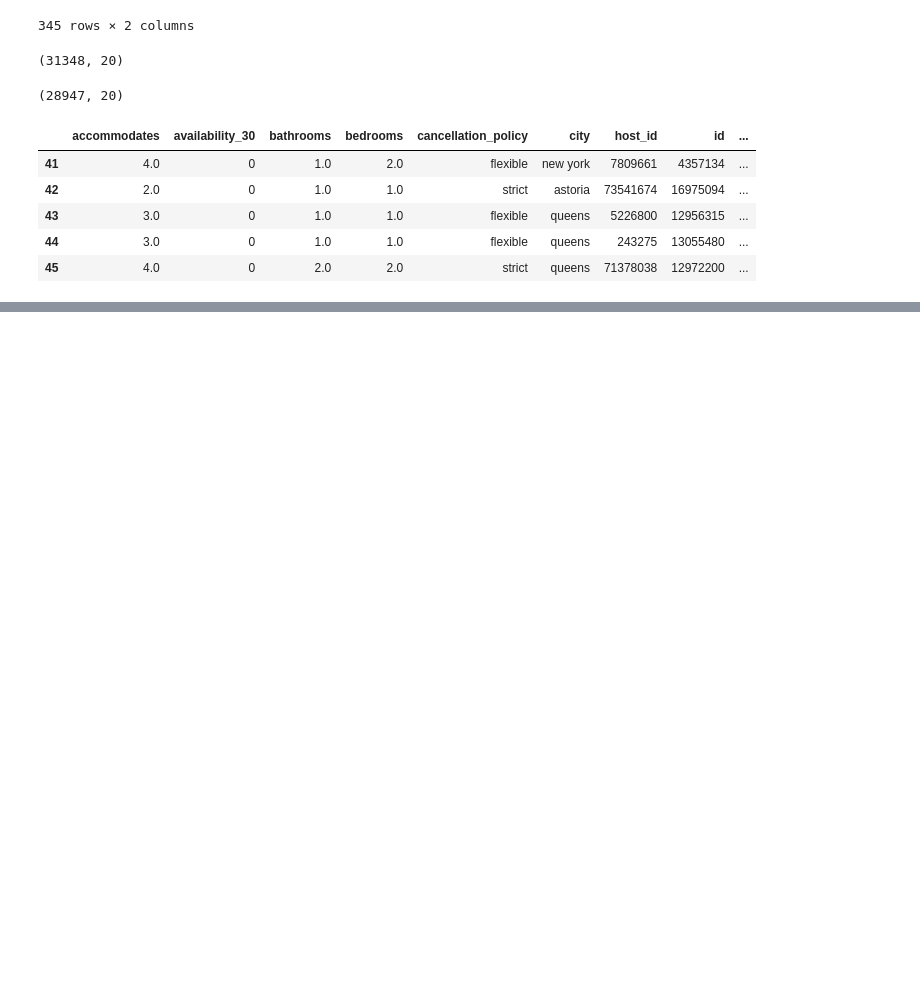
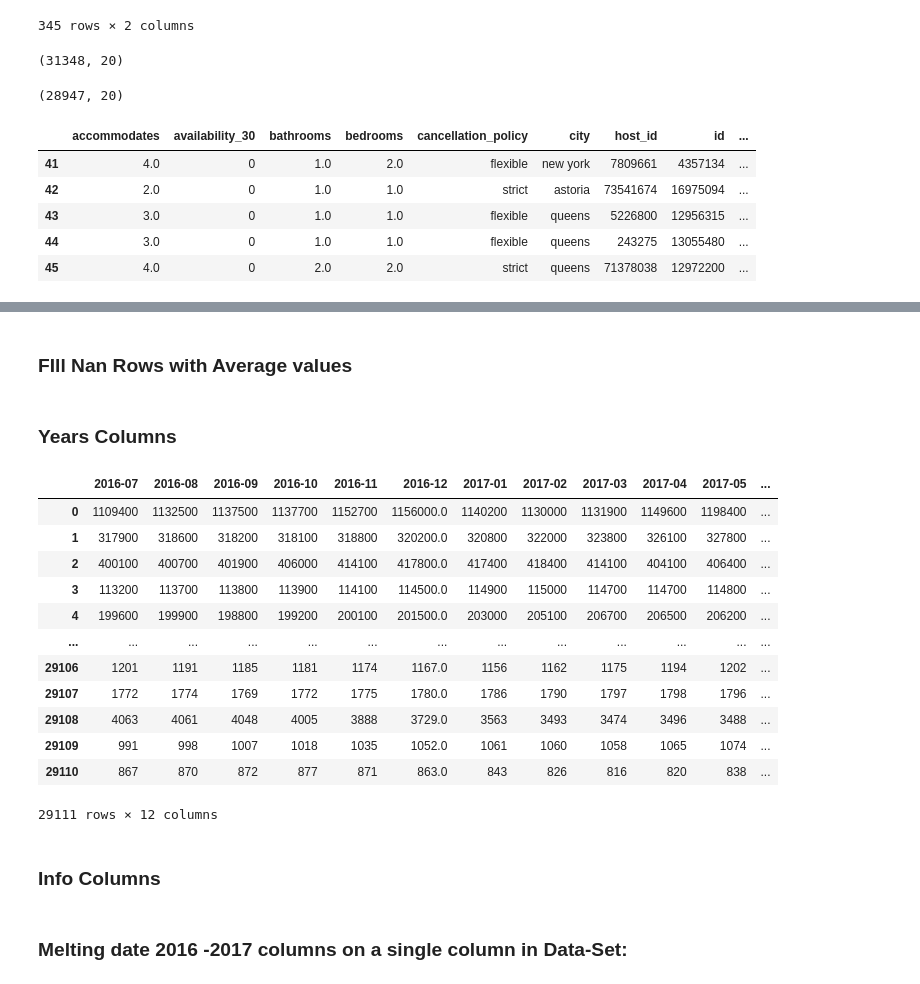
Before and after one commit to pedropvillegase-zz/ds4a4_team13, a Jupyter notebook: 03_Union_bases_total.ipynb, the cells around one changed output, grey strips where cells are left out. Drawn from its saved outputs; the diff is of its cells as text; code cells hidden in the pictures; blank space fills up the shorter version.

```diff
--- a/03_Union_bases_total.ipynb
+++ b/03_Union_bases_total.ipynb
@@ -255,0 +246,26 @@ listings_filt3.head()
+# %% [markdown]
+### FIll Nan Rows with Average values
+# %% [markdown]
+### Years Columns
+# %%
+yeardf= realestate_df.iloc[:, 250:]
+m = yeardf.mean(axis=1)
+for i, col in enumerate(yeardf):
+    yeardf.iloc[:, i] = yeardf.iloc[:, i].fillna(m) # Se agrega el promedio del valor a las celdas Naa
+yeardf
+# %% [output]
+|  | 2016-07 | 2016-08 | 2016-09 | 2016-10 | 2016-11 | 2016-12 | 2017-01 | 2017-02 | 2017-03 | 2017-04 | 2017-05 | ... |
+| 0 | 1109400 | 1132500 | 1137500 | 1137700 | 1152700 | 1156000.0 | 1140200 | 1130000 | 1131900 | 1149600 | 1198400 | ... |
+| 1 | 317900 | 318600 | 318200 | 318100 | 318800 | 320200.0 | 320800 | 322000 | 323800 | 326100 | 327800 | ... |
+| 2 | 400100 | 400700 | 401900 | 406000 | 414100 | 417800.0 | 417400 | 418400 | 414100 | 404100 | 406400 | ... |
+| 3 | 113200 | 113700 | 113800 | 113900 | 114100 | 114500.0 | 114900 | 115000 | 114700 | 114700 | 114800 | ... |
+| 4 | 199600 | 199900 | 198800 | 199200 | 200100 | 201500.0 | 203000 | 205100 | 206700 | 206500 | 206200 | ... |
+| ... | ... | ... | ... | ... | ... | ... | ... | ... | ... | ... | ... | ... |
+| 29106 | 1201 | 1191 | 1185 | 1181 | 1174 | 1167.0 | 1156 | 1162 | 1175 | 1194 | 1202 | ... |
+| 29107 | 1772 | 1774 | 1769 | 1772 | 1775 | 1780.0 | 1786 | 1790 | 1797 | 1798 | 1796 | ... |
+| 29108 | 4063 | 4061 | 4048 | 4005 | 3888 | 3729.0 | 3563 | 3493 | 3474 | 3496 | 3488 | ... |
+| 29109 | 991 | 998 | 1007 | 1018 | 1035 | 1052.0 | 1061 | 1060 | 1058 | 1065 | 1074 | ... |
+| 29110 | 867 | 870 | 872 | 877 | 871 | 863.0 | 843 | 826 | 816 | 820 | 838 | ... |
+29111 rows × 12 columns
+# %% [markdown]
+###  Info Columns
@@ -255,0 +280,2 @@ listings_filt3.head()
+# %% [markdown]
+### Melting date 2016 -2017 columns on a single column in Data-Set:
```
Also changed, not shown: parts of 20 cells of this notebook.
